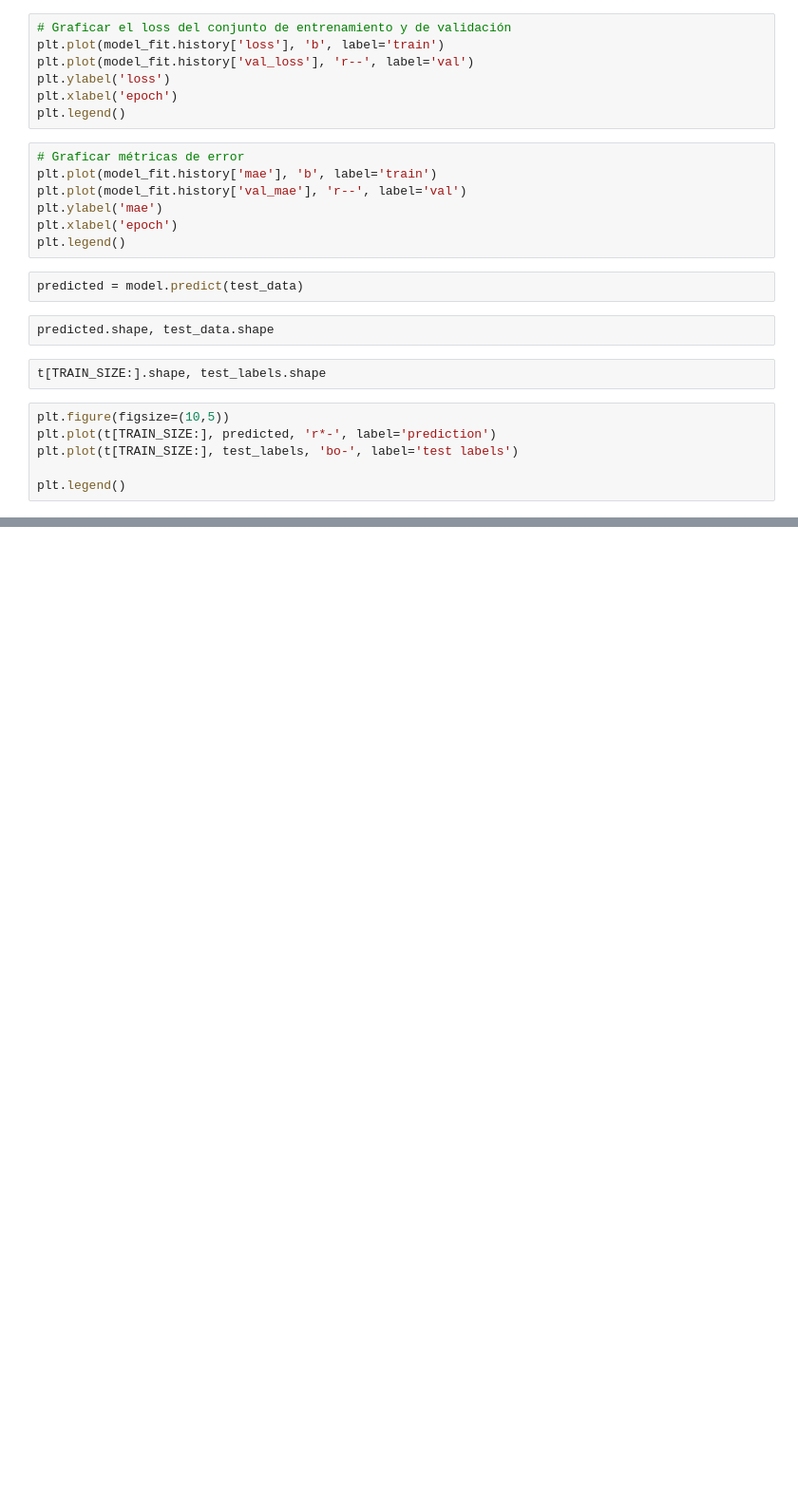
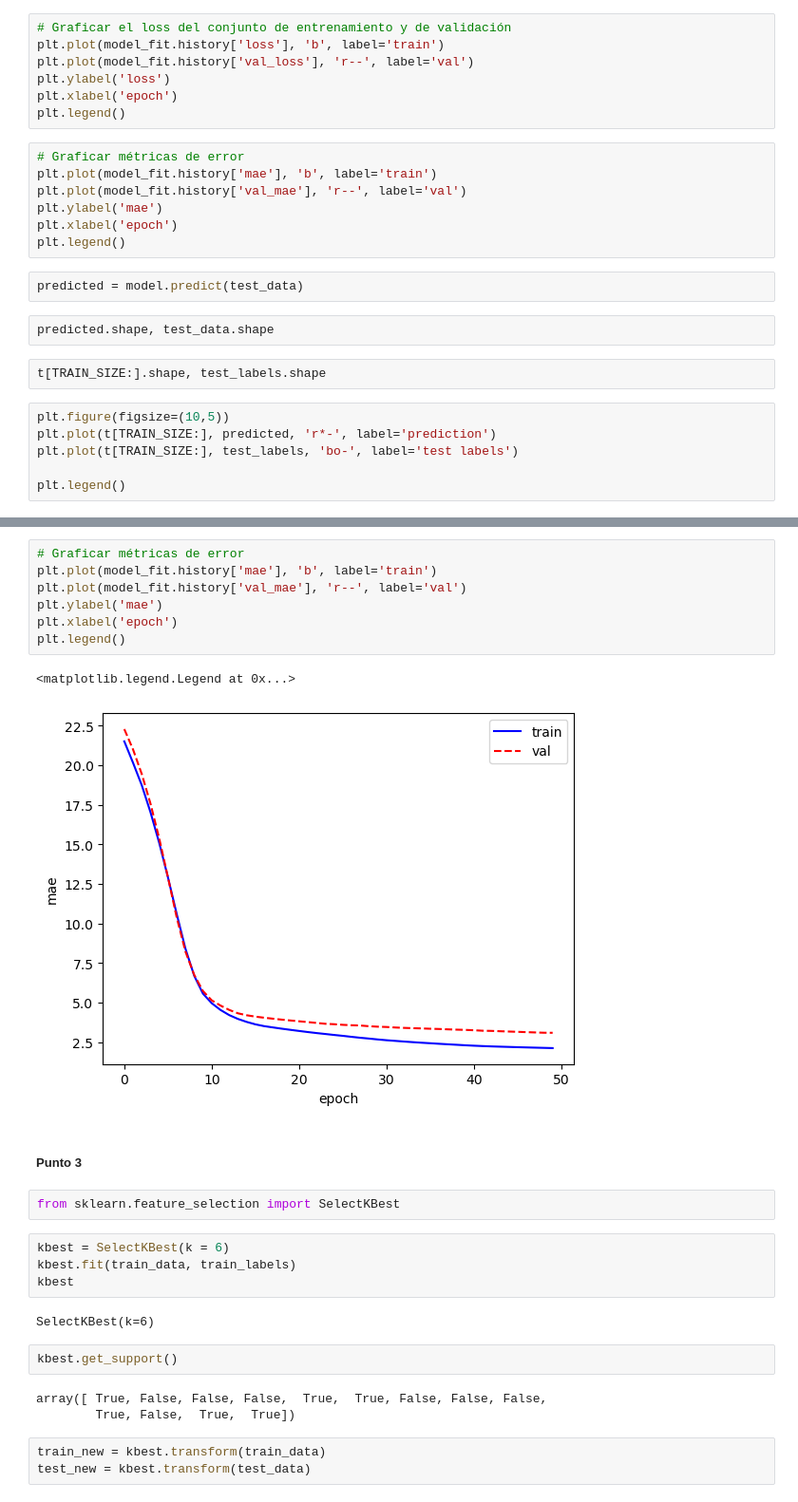
Before and after one commit to Claudia0806/Tarea4_CCCastillejos_RGallardo, a Jupyter notebook: Tarea4_CCCastillejos_RGallardo.ipynb, the cells around one changed output, grey strips where cells are left out. Shown: that part at 95% size. Cells and saved outputs as stored; diff of their text form; blank space fills up the shorter version.

```diff
--- a/Tarea4_CCCastillejos_RGallardo.ipynb
+++ b/Tarea4_CCCastillejos_RGallardo.ipynb
@@ -163,0 +306,28 @@ plt.legend()
+# %%
+# Graficar métricas de error
+plt.plot(model_fit.history['mae'], 'b', label='train')
+plt.plot(model_fit.history['val_mae'], 'r--', label='val')
+plt.ylabel('mae')
+plt.xlabel('epoch')
+plt.legend()
+# %% [output]
+<matplotlib.legend.Legend at 0x...>
+[figure, added]
+# %% [markdown]
+##### Punto 3
+# %%
+from sklearn.feature_selection import SelectKBest
+# %%
+kbest = SelectKBest(k = 6)
+kbest.fit(train_data, train_labels)
+kbest
+# %% [output]
+SelectKBest(k=6)
+# %%
+kbest.get_support()
+# %% [output]
+array([ True, False, False, False,  True,  True, False, False, False,
+        True, False,  True,  True])
+# %%
+train_new = kbest.transform(train_data)
+test_new = kbest.transform(test_data)
```
Also changed, not shown: parts of 26 cells of this notebook.
